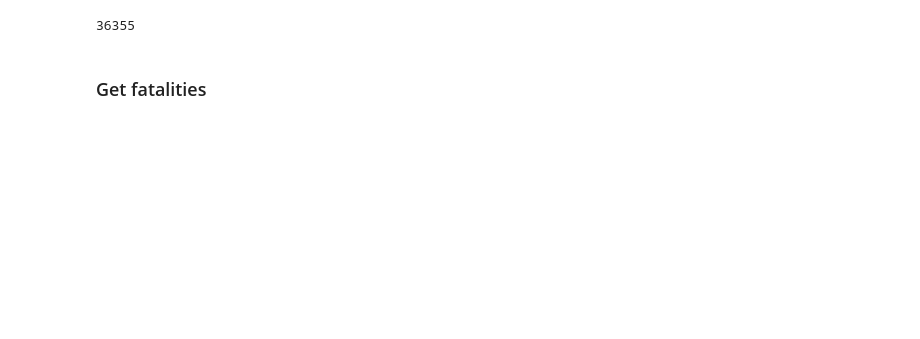
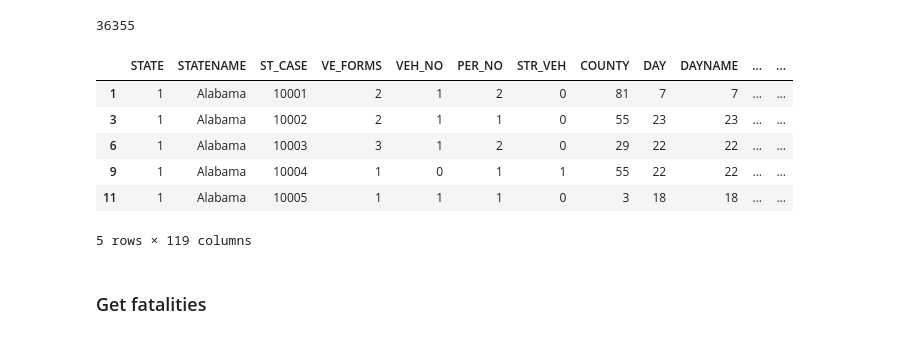
Before and after one commit to braxtonhaynie/IE565_applied_data_science, a Jupyter notebook: parse_data.ipynb, the cells around one changed output. Saved outputs shown, nothing was run; the diff lists cells and outputs as text; code cells hidden in the pictures; blank space fills up the shorter version.

```diff
--- a/parse_data.ipynb
+++ b/parse_data.ipynb
@@ -7,10 +6,18 @@ from IPython.display import display
 # %%
 # sanity check get total number of fatalities
 df = pd.read_csv('../FARS2019NationalCSV/Person.CSV', encoding="ISO-8859-1")
 df = df.loc[df['INJ_SEV'] == 4]
 print(len(df))
+df.head(5)
 # %% [output]
 36355
+|  | STATE | STATENAME | ST_CASE | VE_FORMS | VEH_NO | PER_NO | STR_VEH | COUNTY | DAY | DAYNAME | ... | ... |
+| 1 | 1 | Alabama | 10001 | 2 | 1 | 2 | 0 | 81 | 7 | 7 | ... | ... |
+| 3 | 1 | Alabama | 10002 | 2 | 1 | 1 | 0 | 55 | 23 | 23 | ... | ... |
+| 6 | 1 | Alabama | 10003 | 3 | 1 | 2 | 0 | 29 | 22 | 22 | ... | ... |
+| 9 | 1 | Alabama | 10004 | 1 | 0 | 1 | 1 | 55 | 22 | 22 | ... | ... |
+| 11 | 1 | Alabama | 10005 | 1 | 1 | 1 | 0 | 3 | 18 | 18 | ... | ... |
+5 rows × 119 columns
 # %% [markdown]
 ### Get fatalities
 # %%
```
Also changed, not shown: parts of 3 cells of this notebook.
